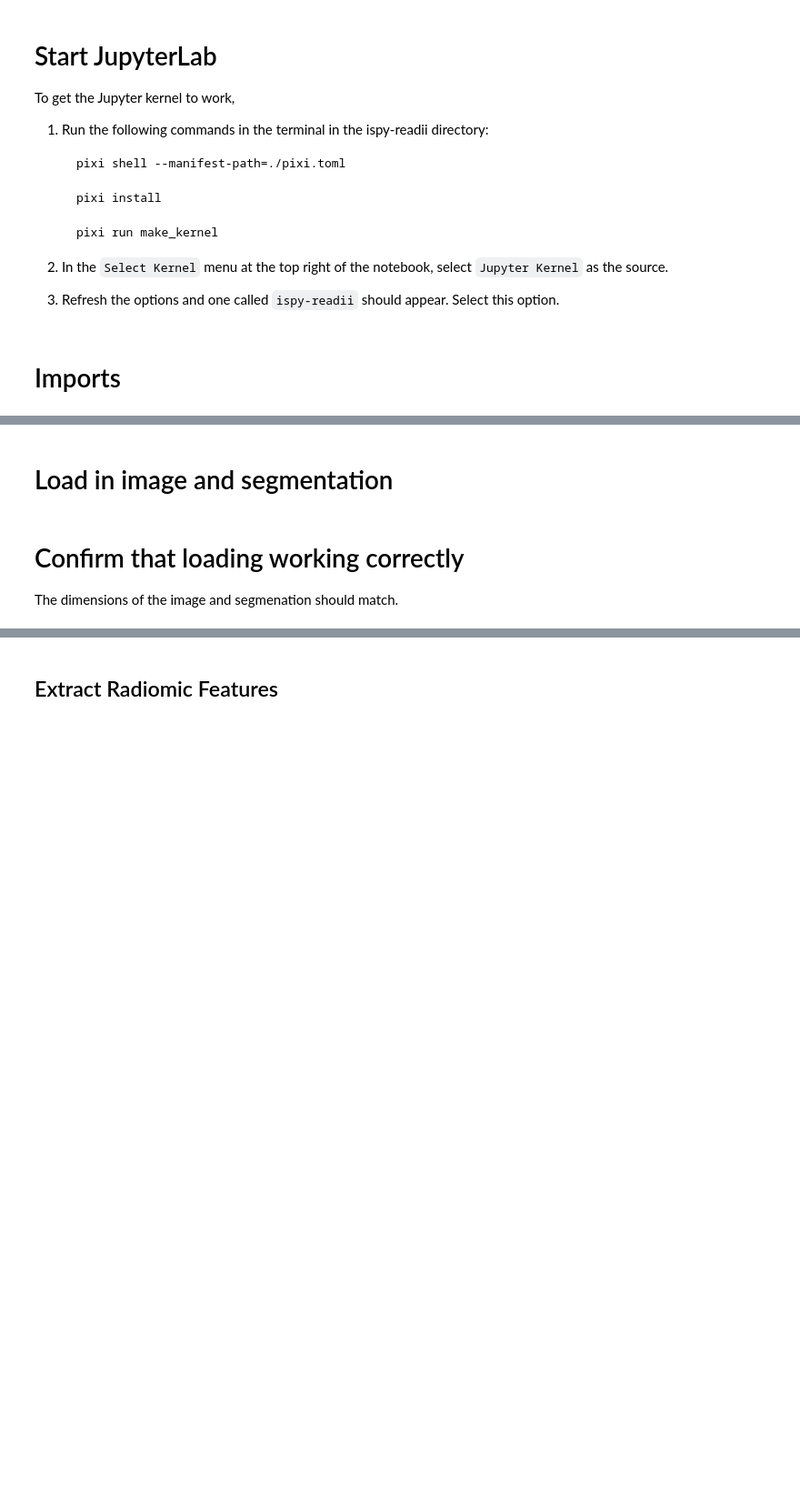
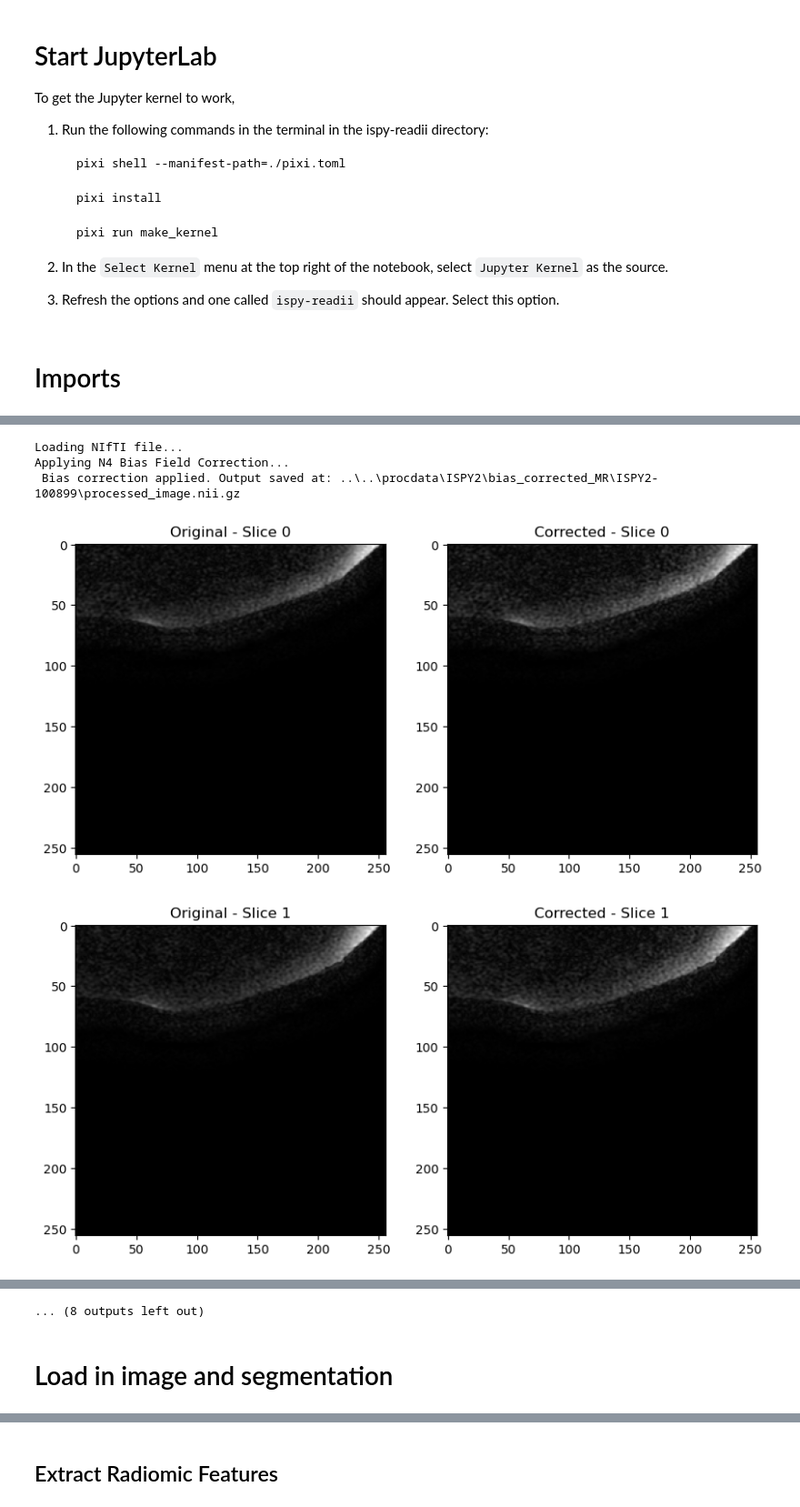
Before and after one commit to bhklab/ispy-readii, a Jupyter notebook: workflow/notebooks/run_feature_extraction.ipynb, the cells around one changed output, grey strips where cells are left out. Shown at 91% size. Saved outputs shown, nothing was run; the diff lists cells and outputs as text; code cells hidden in the pictures; blank space fills up the shorter version.

```diff
--- a/workflow/notebooks/run_feature_extraction.ipynb
+++ b/workflow/notebooks/run_feature_extraction.ipynb
@@ -150,0 +95,52 @@ segmentation_file_path = "../../rawdata/ISPY2/images/ISPY2-100899/10-26-2002-100
+# %%
+# NIfTI file (already converted from DICOM)
+nifti_output_path = Path("../../procdata/ISPY2/converted_niftis/ISPY2-100899/MR/ISPY2-100899_raw.nii.gz")
+
+# Define the output path for the bias-corrected NIfTI file
+bias_corr_path = Path("../../procdata/ISPY2/bias_corrected_MR/ISPY2-100899/processed_image.nii.gz")
+
+# Load the NIfTI image
+print("Loading NIfTI file...")
+input_image = sitk.ReadImage(str(nifti_output_path))
+
+# Convert image to float32 (avoids intensity scaling issues)
+input_image = sitk.Cast(input_image, sitk.sitkFloat32)
+
+# Apply N4 Bias Field Correction
+print("Applying N4 Bias Field Correction...")
+corrector = sitk.N4BiasFieldCorrectionImageFilter()
+output_image = corrector.Execute(input_image)
+
+# Save the bias-corrected image as NIfTI
+sitk.WriteImage(output_image, str(bias_corr_path))
+print(f" Bias correction applied. Output saved at: {bias_corr_path}")
+# %% [output]
+Loading NIfTI file...
+Applying N4 Bias Field Correction...
+ Bias correction applied. Output saved at: ..\..\procdata\ISPY2\bias_corrected_MR\ISPY2-100899\processed_image.nii.gz
+# %%
+# Load NIfTI images
+input_image = sitk.ReadImage(nifti_output_path)
+corrected_image = sitk.ReadImage(bias_corr_path)
+
+# Convert to NumPy arrays
+original_array = sitk.GetArrayFromImage(input_image)
+corrected_array = sitk.GetArrayFromImage(corrected_image)
+
+# Show only the first 20 slices (max is 640)
+num_slices = min(20, original_array.shape[0])
+
+# Plot slices
+for slice_idx in range(num_slices):
+    fig, ax = plt.subplots(1, 2, figsize=(10, 5))
+
+    ax[0].imshow(original_array[slice_idx], cmap="gray")
+    ax[0].set_title(f"Original - Slice {slice_idx}")
+
+    ax[1].imshow(corrected_array[slice_idx], cmap="gray")
+    ax[1].set_title(f"Corrected - Slice {slice_idx}")
+
+    plt.show()
+# %% [output]
+[figure, added]
+[figure, added]
@@ -151,2 +157,3 @@ segmentation_file_path = "../../rawdata/ISPY2/images/ISPY2-100899/10-26-2002-100
+... (8 outputs left out)
 # %% [markdown]
 # Load in image and segmentation
@@ -163,4 +159,0 @@ seg_image = flattenImage(seg_image_dict["VOLSER Analysis Mask"])
-# %% [markdown]
-# Confirm that loading working correctly
-
-The dimensions of the image and segmenation should match.
```
Also changed, not shown: parts of 19 cells of this notebook, 59 other files.
